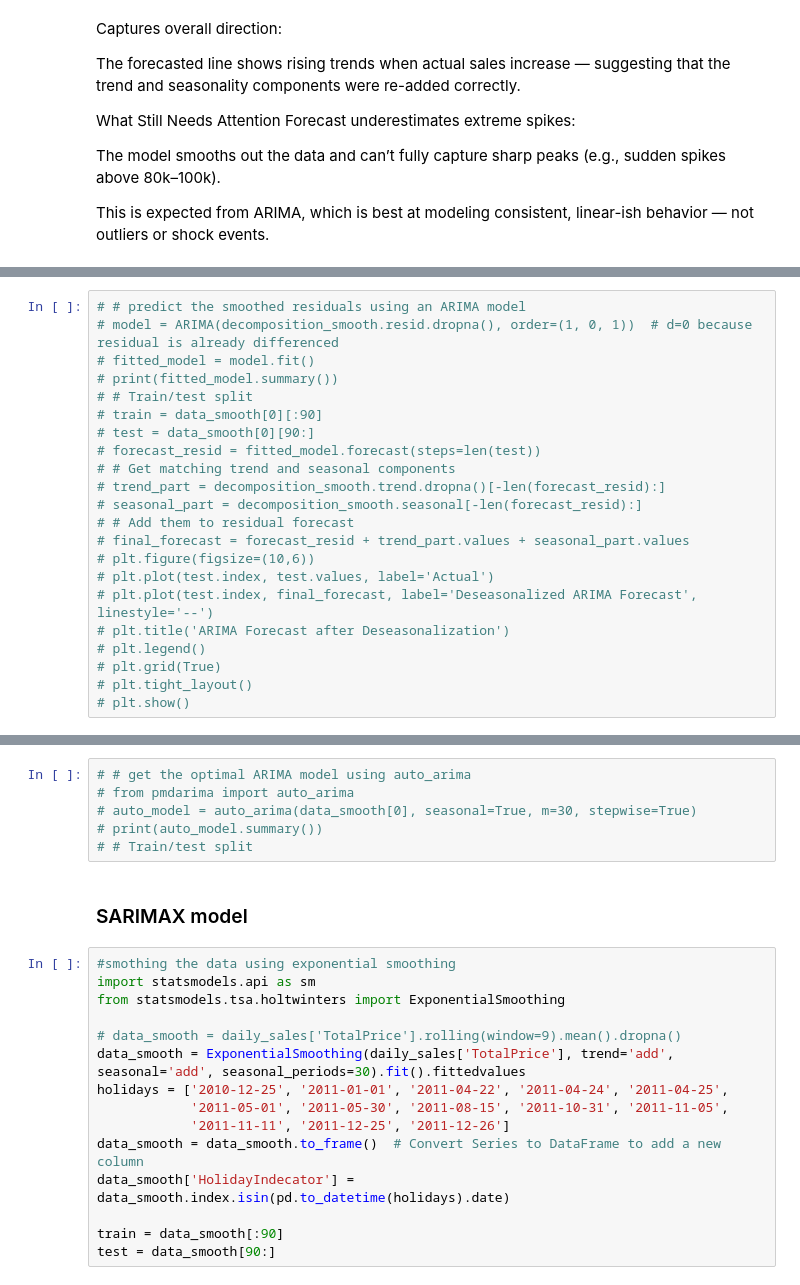
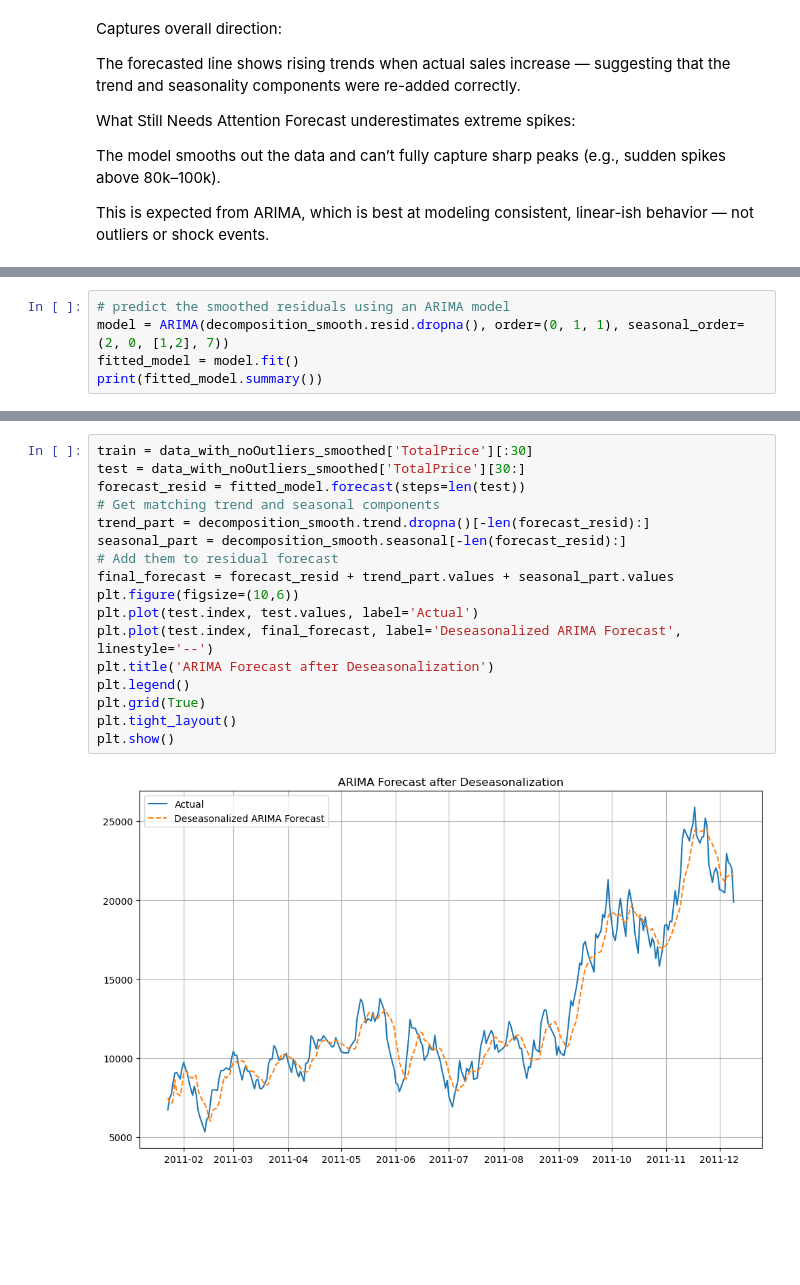
Before and after one commit to muhamedrar/Online-Retail, a Jupyter notebook: online_retail.ipynb, the cells around one changed output, grey strips where cells are left out. Saved outputs shown, nothing was run; the diff lists cells and outputs as text; blank space fills up the shorter version.

Commit message:
finished Arima

```diff
--- a/online_retail.ipynb
+++ b/online_retail.ipynb
@@ -487,22 +502,5 @@ plt.show()
 # %%
-# # predict the smoothed residuals using an ARIMA model
-# model = ARIMA(decomposition_smooth.resid.dropna(), order=(1, 0, 1))  # d=0 because residual is already differenced
-# fitted_model = model.fit()
-# print(fitted_model.summary())
-# # Train/test split
-# train = data_smooth[0][:90]
-# test = data_smooth[0][90:]
-# forecast_resid = fitted_model.forecast(steps=len(test))
-# # Get matching trend and seasonal components
-# trend_part = decomposition_smooth.trend.dropna()[-len(forecast_resid):]
-# seasonal_part = decomposition_smooth.seasonal[-len(forecast_resid):]
-# # Add them to residual forecast
-# final_forecast = forecast_resid + trend_part.values + seasonal_part.values
-# plt.figure(figsize=(10,6))
-# plt.plot(test.index, test.values, label='Actual')
-# plt.plot(test.index, final_forecast, label='Deseasonalized ARIMA Forecast', linestyle='--')
-# plt.title('ARIMA Forecast after Deseasonalization')
-# plt.legend()
-# plt.grid(True)
-# plt.tight_layout()
-# plt.show()
+# predict the smoothed residuals using an ARIMA model
+model = ARIMA(decomposition_smooth.resid.dropna(), order=(0, 1, 1), seasonal_order=(2, 0, [1,2], 7))
+fitted_model = model.fit()
+print(fitted_model.summary())
@@ -509,23 +525,19 @@ plt.show()
-# %%
-# # get the optimal ARIMA model using auto_arima
-# from pmdarima import auto_arima
-# auto_model = auto_arima(data_smooth[0], seasonal=True, m=30, stepwise=True)
-# print(auto_model.summary())
-# # Train/test split
-# %% [markdown]
-### SARIMAX model
-# %%
-#smothing the data using exponential smoothing
-import statsmodels.api as sm
-from statsmodels.tsa.holtwinters import ExponentialSmoothing
-
-# data_smooth = daily_sales['TotalPrice'].rolling(window=9).mean().dropna()
-data_smooth = ExponentialSmoothing(daily_sales['TotalPrice'], trend='add', seasonal='add', seasonal_periods=30).fit().fittedvalues
-holidays = ['2010-12-25', '2011-01-01', '2011-04-22', '2011-04-24', '2011-04-25',
-            '2011-05-01', '2011-05-30', '2011-08-15', '2011-10-31', '2011-11-05',
-            '2011-11-11', '2011-12-25', '2011-12-26']
-data_smooth = data_smooth.to_frame()  # Convert Series to DataFrame to add a new column
-data_smooth['HolidayIndecator'] = data_smooth.index.isin(pd.to_datetime(holidays).date)
-
-train = data_smooth[:90]
-test = data_smooth[90:]
+# %%
+train = data_with_noOutliers_smoothed['TotalPrice'][:30]
+test = data_with_noOutliers_smoothed['TotalPrice'][30:]
+forecast_resid = fitted_model.forecast(steps=len(test))
+# Get matching trend and seasonal components
+trend_part = decomposition_smooth.trend.dropna()[-len(forecast_resid):]
+seasonal_part = decomposition_smooth.seasonal[-len(forecast_resid):]
+# Add them to residual forecast
+final_forecast = forecast_resid + trend_part.values + seasonal_part.values
+plt.figure(figsize=(10,6))
+plt.plot(test.index, test.values, label='Actual')
+plt.plot(test.index, final_forecast, label='Deseasonalized ARIMA Forecast', linestyle='--')
+plt.title('ARIMA Forecast after Deseasonalization')
+plt.legend()
+plt.grid(True)
+plt.tight_layout()
+plt.show()
+# %% [output]
+[figure, added]
```
Also changed, not shown: parts of 10 cells of this notebook.
